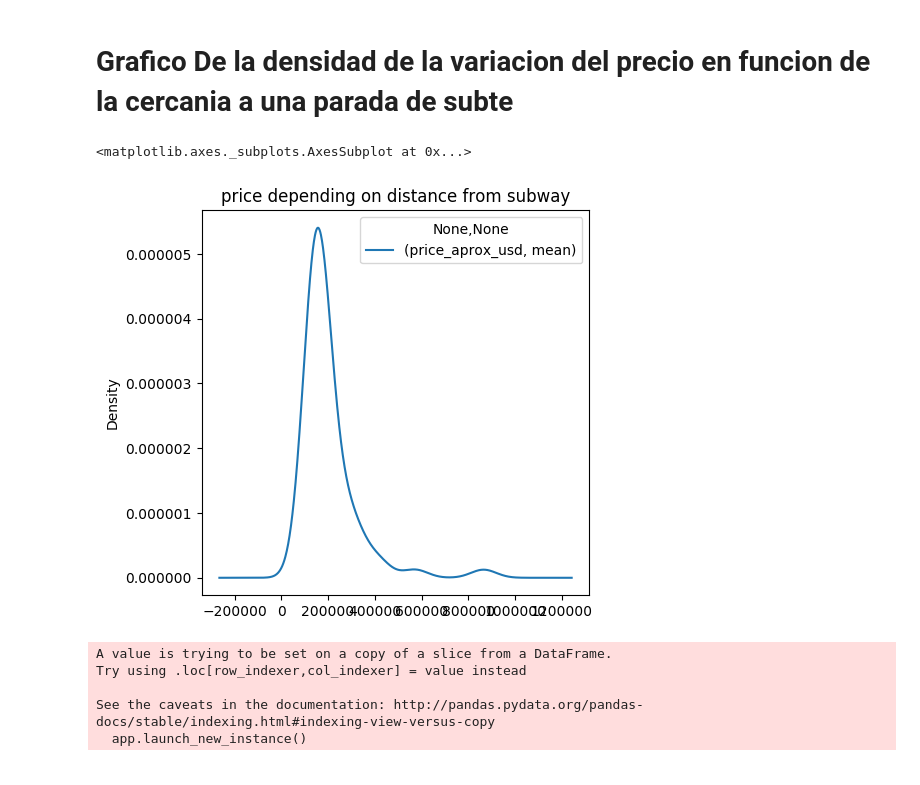
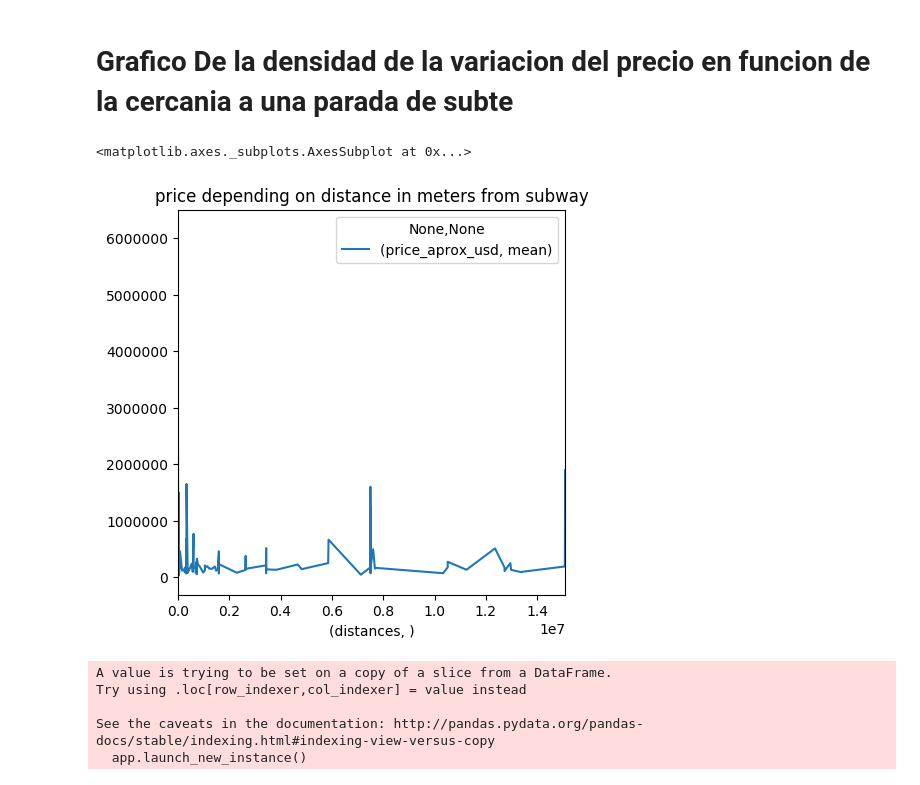
Before and after one commit to Monty1991/TPDATOS_7506_2017_2_ARGERICH, a Jupyter notebook: TP.ipynb, the cells around one changed output. Cells and saved outputs as stored; diff of their text form; code cells hidden in the pictures.

```diff
--- a/TP.ipynb
+++ b/TP.ipynb
@@ -237,10 +234,16 @@ CF = CF.loc[:, ['distances', 'price_aprox_usd']].groupby('distances').agg([np.me
 # %% [markdown]
 # Grafico De la densidad de la variacion del precio en funcion de la cercania a una parada de subte
-# %%
-CF.plot(x='distances', y=('price_aprox_usd', 'mean') , kind='density', title="price depending on distance from subway")
-# %% [output]
-<matplotlib.axes._subplots.AxesSubplot at 0x...>
-[figure, removed]
+# %%
+#CF = CF.sort_values(by='distances', ascending=False)
+#CF = CF.loc[:, ['distances', ('price_aprox_usd', 'mean')]].groupby(('price_aprox_usd', 'mean')).agg([np.mean, np.size]).reset_index()
+
+# Filtro Las distancias lejanas porque si no la escala no se ve favorecida para graficarlos puntos calculados
+CF = CF[CF[('distances', '')] < 10**9]
+
+CF.plot(x=('distances', ''), y=('price_aprox_usd', 'mean') , kind='line', title="price depending on distance in meters from subway")
+# %% [output]
+<matplotlib.axes._subplots.AxesSubplot at 0x...>
+[figure, added]
 # %%
 hospitals = pd.read_csv("./extra/hospitales.csv", low_memory=False, sep=';', error_bad_lines=False)
 BsAs = df[~np.isnan(df['lon']) | ~np.isnan(df['lat'])]
```
Also changed, not shown: parts of 10 cells of this notebook.
